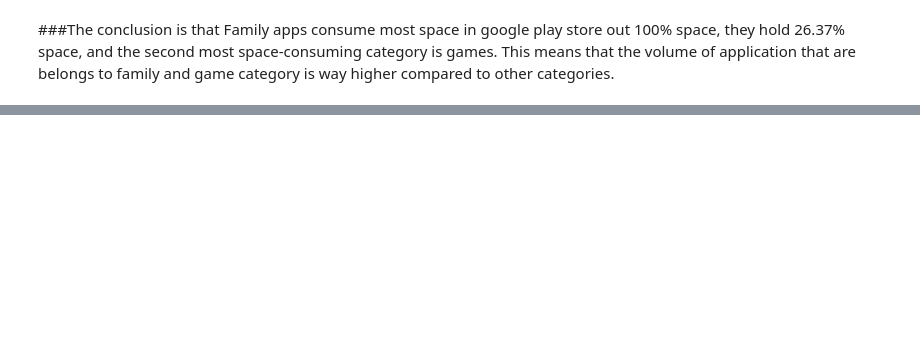
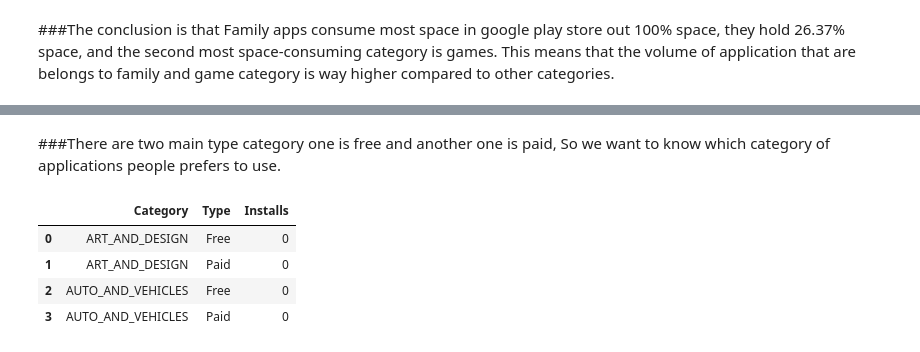
Before and after one commit to rohitme9798/Google-play-store-app-review-analysis, a Jupyter notebook: Play_store_EDA_project.ipynb, the cells around one changed output, grey strips where cells are left out. Cells and saved outputs as stored; diff of their text form; code cells hidden in the pictures; blank space fills up the shorter version.

```diff
--- a/Play_store_EDA_project.ipynb
+++ b/Play_store_EDA_project.ipynb
@@ -353,0 +350,11 @@ total_installs=df.['installs'].sum()
+# %% [markdown]
+###There are two main type category one is free and another one is paid, So we want to know which category of applications people prefers to use.
+# %%
+# Checking the head of category type wise installs dataframe
+category_type_wise_installs.head(4)
+# %% [output]
+|  | Category | Type | Installs |
+| 0 | ART_AND_DESIGN | Free | 0 |
+| 1 | ART_AND_DESIGN | Paid | 0 |
+| 2 | AUTO_AND_VEHICLES | Free | 0 |
+| 3 | AUTO_AND_VEHICLES | Paid | 0 |
```
Also changed, not shown: parts of 37 cells of this notebook.
